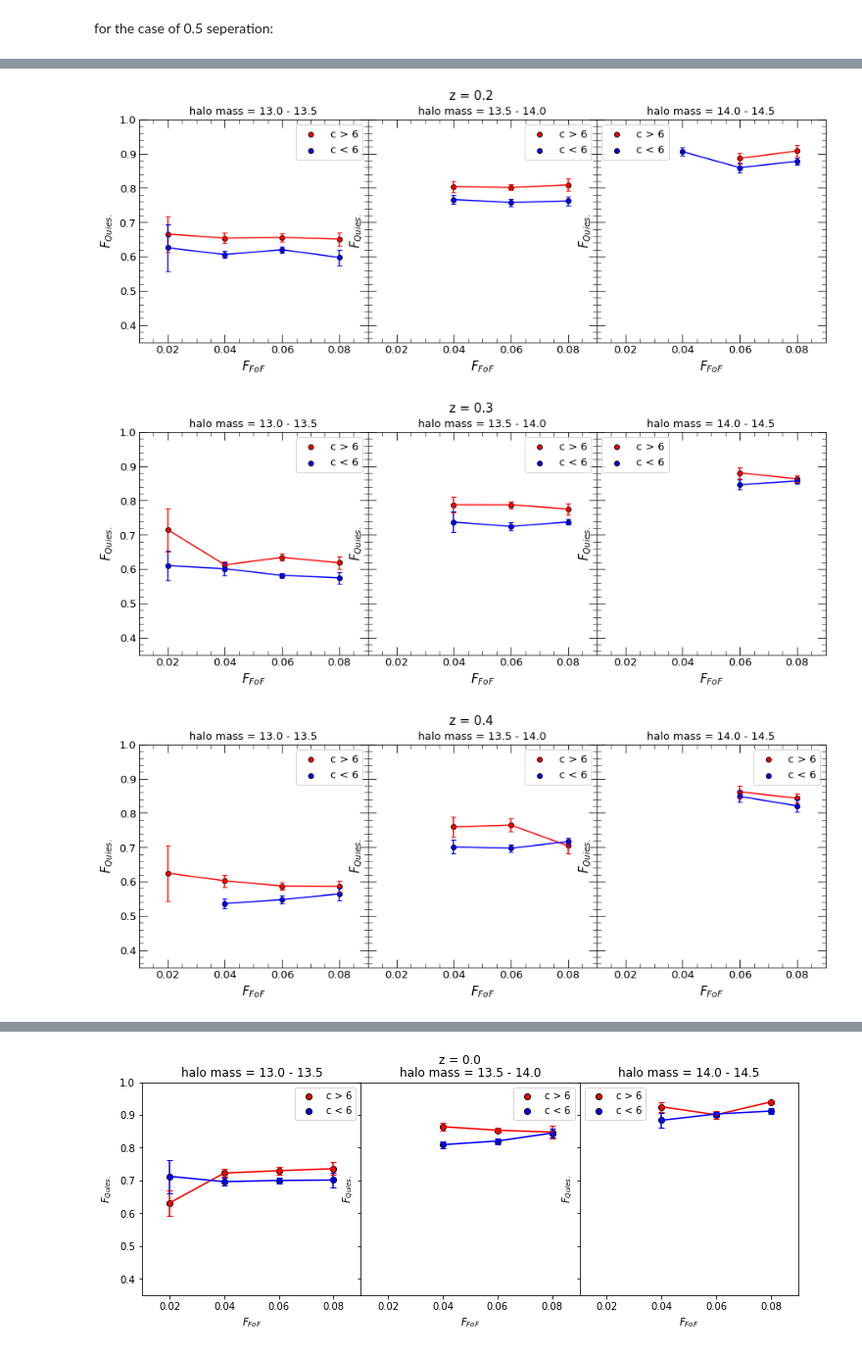
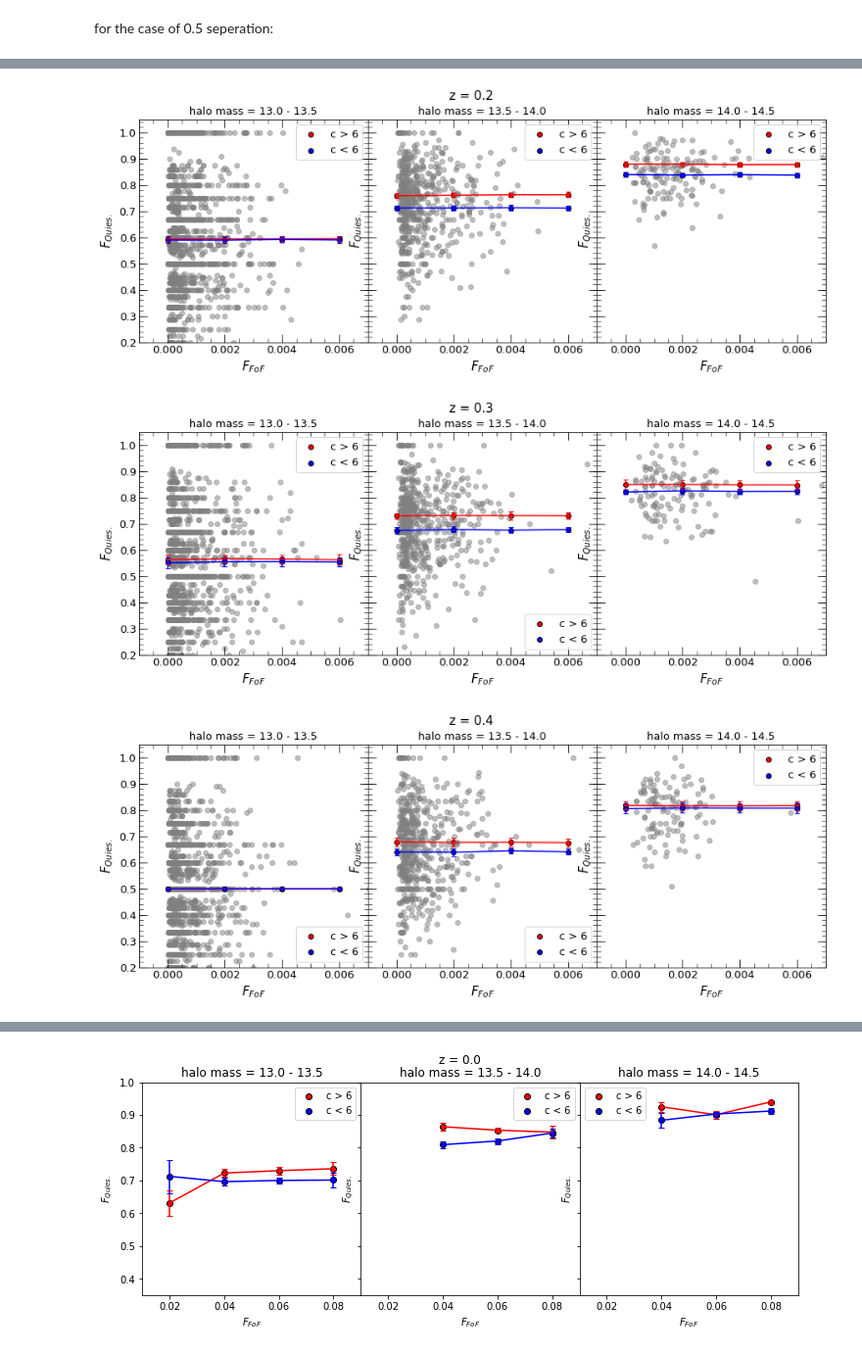
Before and after one commit to eunheeko/WFMinIllustrisTNG, a Jupyter notebook: WFMinIllustrisTNG.ipynb, the cells around one changed output, grey strips where cells are left out. Shown at 98% size. Cells and saved outputs as stored; diff of their text form; code cells hidden in the pictures.

```diff
--- a/WFMinIllustrisTNG.ipynb
+++ b/WFMinIllustrisTNG.ipynb
@@ -364,19 +327,19 @@ for isnap, snap in enumerate(snaps_full[:-2]):
     scale_factor = scale_factors[isnap]
     z = zs_full[isnap]
 
-    with open(f'./lists_all/m200_snap{snap:03d}', "rb") as f:
+    with open(f'./lists_all_corr_sm9p5/m200_snap{snap:03d}', "rb") as f:
         m200s = pickle.load(f)
 
-    with open(f'./lists_all/fofs_snap{snap:03d}', "rb") as f:
+    with open(f'./lists_all_corr_sm9p5/fofs_snap{snap:03d}', "rb") as f:
         fofs = pickle.load(f)
 
-    with open(f'./lists_all/fqs_snap{snap:03d}', "rb") as f:
+    with open(f'./lists_all_corr_sm9p5/fqs_snap{snap:03d}', "rb") as f:
         fqs = pickle.load(f)
 
-    with open(f'./lists_all/fqs_twice_snap{snap:03d}', "rb") as f:
+    with open(f'./lists_all_corr_sm9p5/fqs_twice_snap{snap:03d}', "rb") as f:
         fqs_twice = pickle.load(f)
 
-    with open(f'./lists_all/cpars_snap{snap:03d}', "rb") as f:
+    with open(f'./lists_all_corr_sm9p5/cpars_snap{snap:03d}', "rb") as f:
         cpars = pickle.load(f)
 
     m200s = np.array(m200s)
@@ -389,14 +352,14 @@ for isnap, snap in enumerate(snaps_full[:-2]):
     new_mask = (cpars < 6)
     old_mask = (cpars >= 6)
 
-    fof_range = np.arange(0.02, 0.12, 0.02)
+    fof_range = np.arange(0.00, 0.008, 0.002)
 
 
     m_mask = (m200s >= 0)
 
     ## concentrated
     mask = m_mask & old_mask
-    fqs_partial = [[fqs[mask][i] for i in range(len(fqs[mask])) if fofs[mask][i] >= fof - 0.01 and fofs[mask][i] < fof + 0.01] for fof in fof_range]
+    fqs_partial = [[fqs[mask][i] for i in range(len(fqs[mask])) if fofs[mask][i] >= fof - 0.002 and fofs[mask][i] < fof + 0.002] for fof in fof_range]
 
     fqs_median = []
     fqs_std = []
@@ -423,7 +386,7 @@ for isnap, snap in enumerate(snaps_full[:-2]):
 
     ## prevalent
     mask = m_mask & new_mask
-    fqs_partial = [[fqs[mask][i] for i in range(len(fqs[mask])) if fofs[mask][i] >= fof - 0.01 and fofs[mask][i] < fof + 0.01] for fof in fof_range]
+    fqs_partial = [[fqs[mask][i] for i in range(len(fqs[mask])) if fofs[mask][i] >= fof - 0.002 and fofs[mask][i] < fof + 0.002] for fof in fof_range]
 
     fqs_median = []
     fqs_std = []
@@ -447,7 +410,7 @@ for isnap, snap in enumerate(snaps_full[:-2]):
     ax[isnap//4, isnap%4].scatter(fof_range, fqs_median, color = 'blue', edgecolor = 'black', label = 'c < 6')
     ax[isnap//4, isnap%4].errorbar(fof_range, fqs_median, yerr = fqs_std, color = 'blue', capsize = 3)
 
-    ax[isnap//4, isnap%4].set_xlim(0.01, 0.11)
+    ax[isnap//4, isnap%4].set_xlim(-0.001, 0.007)
     ax[isnap//4, isnap%4].set_ylim(0.35, 1)
 
 
@@ -463,7 +426,7 @@ for isnap, snap in enumerate(snaps_full[:-2]):
 
     ax[isnap//4, isnap%4].set_title(f'z = {z:.1f}', fontsize = 15)
 
-    ax[isnap//4, isnap%4].xaxis.set_major_locator(MultipleLocator(0.02))
+    ax[isnap//4, isnap%4].xaxis.set_major_locator(MultipleLocator(0.002))
     ax[isnap//4, isnap%4].yaxis.set_major_locator(MultipleLocator(0.1))
 
     ax[isnap//4, isnap%4].xaxis.set_minor_locator(AutoMinorLocator())
@@ -475,5 +438,5 @@ for isnap, snap in enumerate(snaps_full[:-2]):
     ax[isnap//4, isnap%4].xaxis.set_ticks_position('both')
     ax[isnap//4, isnap%4].yaxis.set_ticks_position('both')
 
-fig.savefig('./figs/wfm_all.png')
+# fig.savefig('./figs/wfm_all.png')
 # %% [output]
@@ -483,7 +446,7 @@ fig.savefig('./figs/wfm_all.png')
 # %%
 for isnap, snap in enumerate(snaps_full[:-2]):
 
-    with open(f'./lists_all/cpars_snap{snap:03d}', "rb") as f:
+    with open(f'./lists_all_corr_sm9p5/cpars_snap{snap:03d}', "rb") as f:
         cpars = pickle.load(f)
 
     print(np.median(cpars), np.mean(cpars))
@@ -514,19 +477,19 @@ for isnap, snap in enumerate(snaps_full[:-2]):
 
 #     for imbin, mbin in enumerate(mass_bins):
 
-    with open(f'./lists_all/m200_snap{snap:03d}', "rb") as f:
+    with open(f'./lists_all_corr_sm9p5/m200_snap{snap:03d}', "rb") as f:
         m200s = pickle.load(f)
 
-    with open(f'./lists_all/fofs_snap{snap:03d}', "rb") as f:
+    with open(f'./lists_all_corr_sm9p5/fofs_snap{snap:03d}', "rb") as f:
         fofs = pickle.load(f)
 
-    with open(f'./lists_all/fqs_snap{snap:03d}', "rb") as f:
+    with open(f'./lists_all_corr_sm9p5/fqs_snap{snap:03d}', "rb") as f:
         fqs = pickle.load(f)
 
-    with open(f'./lists_all/fqs_twice_snap{snap:03d}', "rb") as f:
+    with open(f'./lists_all_corr_sm9p5/fqs_twice_snap{snap:03d}', "rb") as f:
         fqs_twice = pickle.load(f)
 
-    with open(f'./lists_all/cpars_snap{snap:03d}', "rb") as f:
+    with open(f'./lists_all_corr_sm9p5/cpars_snap{snap:03d}', "rb") as f:
         cpars = pickle.load(f)
 
     m200s = np.array(m200s)
@@ -539,7 +502,7 @@ for isnap, snap in enumerate(snaps_full[:-2]):
     new_mask = (cpars < 6)
     old_mask = (cpars >= 6)
 
-    fof_range = np.arange(0.02, 0.10, 0.02)
+    fof_range = np.arange(0.0, 0.008, 0.002)
 
     for im, m in enumerate(mass_bins):
 
@@ -595,18 +558,19 @@ for isnap, snap in enumerate(snaps_full[:-2]):
             fqs_median.append(np.mean(meds))
             fqs_std.append(np.std(meds))
 
+        ax[im].scatter(fofs[m_mask], fqs[m_mask], alpha = .5, color = 'grey')
         ax[im].scatter(fof_range, fqs_median, color = 'blue', edgecolor = 'black', label = 'c < 6')
         ax[im].errorbar(fof_range, fqs_median, yerr = fqs_std, color = 'blue', capsize = 3)
 
-        ax[im].set_xlim(0.01, 0.09)
-        ax[im].set_ylim(0.35, 1)
+        ax[im].set_xlim(-0.001, 0.007)
+        ax[im].set_ylim(0.2, 1.05)
 
         ax[im].set_title(f'halo mass = {m:.1f} - {m+0.5:.1f}', fontsize = 13)
         ax[im].set_xlabel('$F_{FoF}$', fontsize = 15)
         ax[im].set_ylabel('$F_{Quies.}$', fontsize = 15)
         ax[im].legend(fontsize = 13)
 
-        ax[im].xaxis.set_major_locator(MultipleLocator(0.02))
+        ax[im].xaxis.set_major_locator(MultipleLocator(0.002))
         ax[im].yaxis.set_major_locator(MultipleLocator(0.1))
 
         ax[im].xaxis.set_minor_locator(AutoMinorLocator())
@@ -621,5 +585,5 @@ for isnap, snap in enumerate(snaps_full[:-2]):
 #     fig.supylabel('$F_{Quies.}$')
     fig.suptitle(f'z = {z:.1f}', fontsize = 15)
 
-    fig.savefig(f'./figs/wfm_z_{z:.1f}.png')
+#     fig.savefig(f'./figs/wfm_z_{z:.1f}.png')
 # %% [output]
@@ -628,3 +592,3 @@ for isnap, snap in enumerate(snaps_full[:-2]):
-[figure, old version]
+[figure, new version]
-[figure, old version]
+[figure, new version]
-[figure, old version]
+[figure, new version]
```
Also changed, not shown: parts of 12 cells of this notebook, 1 other file.
